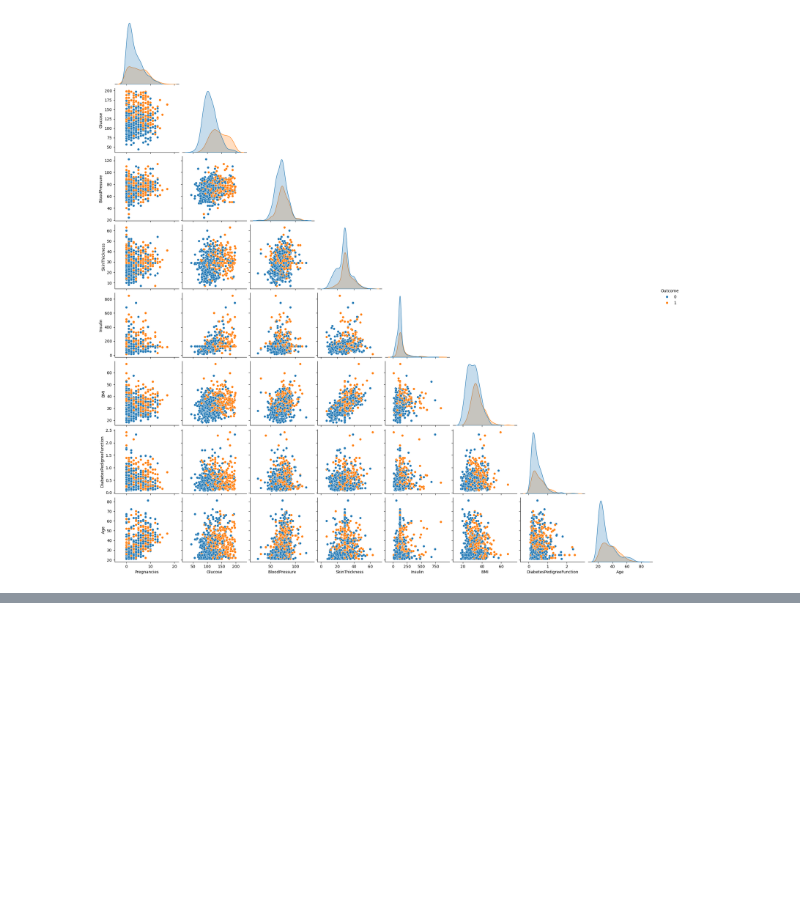
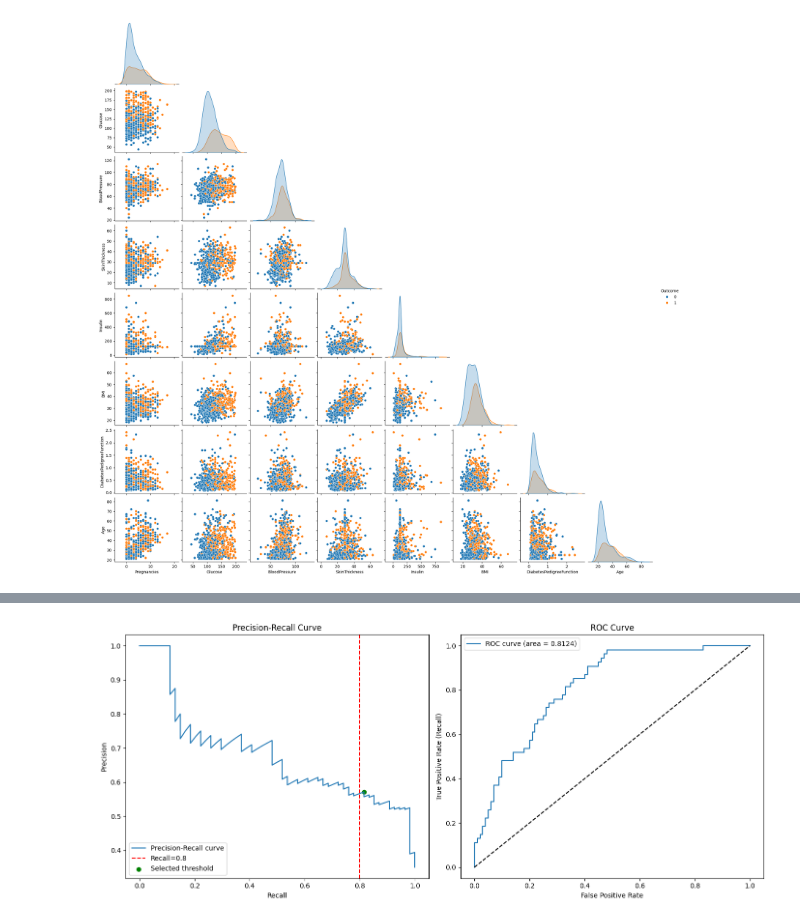
Before and after one commit to drmanishmewani/pima_indians_diabetes, a Jupyter notebook: pima_indians_diabetes.ipynb, the cells around one changed output, grey strips where cells are left out. Drawn from its saved outputs; the diff is of its cells as text; code cells hidden in the pictures; blank space fills up the shorter version.

Commit message:
tweking the threshold tuning block

```diff
--- a/pima_indians_diabetes.ipynb
+++ b/pima_indians_diabetes.ipynb
@@ -168,3 +168,8 @@ plt.show()
 [figure]
 # %%
 from sklearn.model_selection import train_test_split
+
+X = df.iloc[:,:-1]
+y = df.iloc[:,-1]
+
+X_train, X_test, y_train, y_test = train_test_split(X, y, test_size=0.2, stratify= y, random_state=42)  # using stratify = y to make sure class distribution is even
@@ -170,0 +189,7 @@ from sklearn.model_selection import train_test_split
+# %%
+# scaling
+
+from sklearn.preprocessing import StandardScaler
+scaler = StandardScaler()
+X_train_t = scaler.fit_transform(X_train)
+X_test_t = scaler.transform(X_test)
@@ -170,0 +275,75 @@ from sklearn.model_selection import train_test_split
+# %%
+print('='*50)
+print("LOGISTIC REGRESSION THRESHOLD TUNING")
+print('='*50)
+
+from sklearn.metrics import precision_recall_curve, roc_curve, auc, classification_report, confusion_matrix, accuracy_score, balanced_accuracy_score, average_precision_score
+import numpy as np
+import matplotlib.pyplot as plt
+
+# Predicted probabilities on test set
+y_proba = logistic.predict_proba(X_test_t)[:, 1]
+
+# Precision-Recall curve
+precision, recall, pr_thresholds = precision_recall_curve(y_test, y_proba)
+
+# Find threshold for desired recall (e.g., > 0.8)
+desired_recall = 0.8
+idx_arr = np.where(recall >= desired_recall)[0]
+if len(idx_arr) == 0:
+    print("Desired recall not achievable, using best available threshold.")
+    idx = np.argmax(recall)
+else:
+    idx = idx_arr[-1]
+optimal_threshold = pr_thresholds[idx]
+print(f"Selected threshold at recall >= {desired_recall}: {optimal_threshold:.3f}")
+
+# Apply the chosen threshold to predictions
+y_pred_optimal = (y_proba >= optimal_threshold).astype(int)
+
+# Calculate evaluation metrics
+roc_auc = auc(*roc_curve(y_test, y_proba)[:2])
+pr_auc = average_precision_score(y_test, y_proba)
+accuracy = accuracy_score(y_test, y_pred_optimal)
+balanced_accuracy = balanced_accuracy_score(y_test, y_pred_optimal)
+
+classification_rep = classification_report(y_test, y_pred_optimal)
+cm = confusion_matrix(y_test, y_pred_optimal)
+
+# Print all metrics before plots
+print(f"ROC AUC: {roc_auc:.4f}")
+print(f"PR-AUC (AP): {pr_auc:.4f}")
+print(f"Accuracy: {accuracy:.4f}")
+print(f"Balanced Accuracy: {balanced_accuracy:.4f}")
+print("=== Classification Report ===")
+print(classification_rep)
+print("=== Confusion Matrix ===")
+print(cm)
+print(f"Precision at Selected Threshold: {precision[idx]:.4f}")
+print(f"Recall at Selected Threshold: {recall[idx]:.4f}")
+print("="*50)
+
+# Plot Precision-Recall curve
+plt.figure(figsize=(14, 6))
+plt.subplot(1,2,1)
+plt.plot(recall, precision, label='Precision-Recall curve')
+plt.axvline(x=desired_recall, color='red', linestyle='--', label=f'Recall={desired_recall}')
+plt.scatter(recall[idx], precision[idx], color='green', label='Selected threshold')
+plt.xlabel('Recall')
+plt.ylabel('Precision')
+plt.title('Precision-Recall Curve')
+plt.legend()
+
+# Plot ROC curve
+plt.subplot(1,2,2)
+fpr, tpr, _ = roc_curve(y_test, y_proba)
+plt.plot(fpr, tpr, label=f'ROC curve (area = {roc_auc:.4f})')
+plt.plot([0, 1], [0, 1], 'k--')
+plt.xlabel('False Positive Rate')
+plt.ylabel('True Positive Rate (Recall)')
+plt.title('ROC Curve')
+plt.legend()
+
+plt.tight_layout()
+plt.show()
+# %% [output]
@@ -170,0 +367 @@ from sklearn.model_selection import train_test_split
+[figure, added]
```
Also changed, not shown: parts of 11 cells of this notebook.
